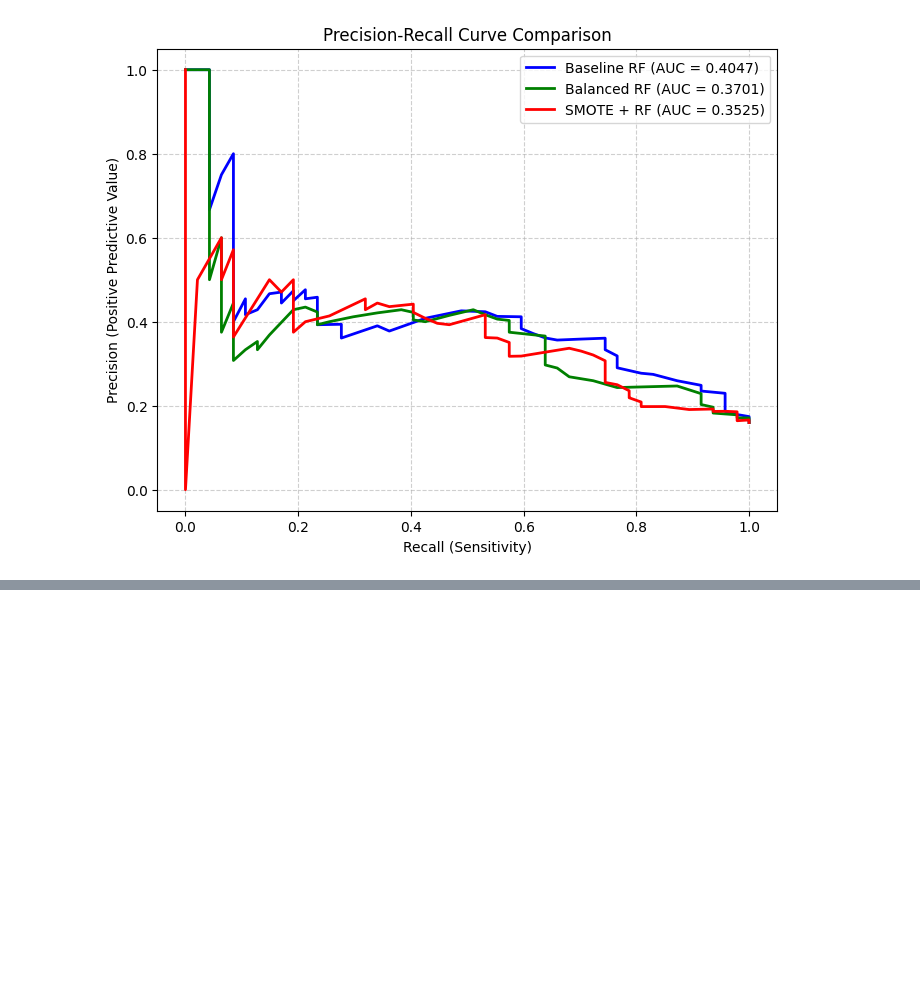
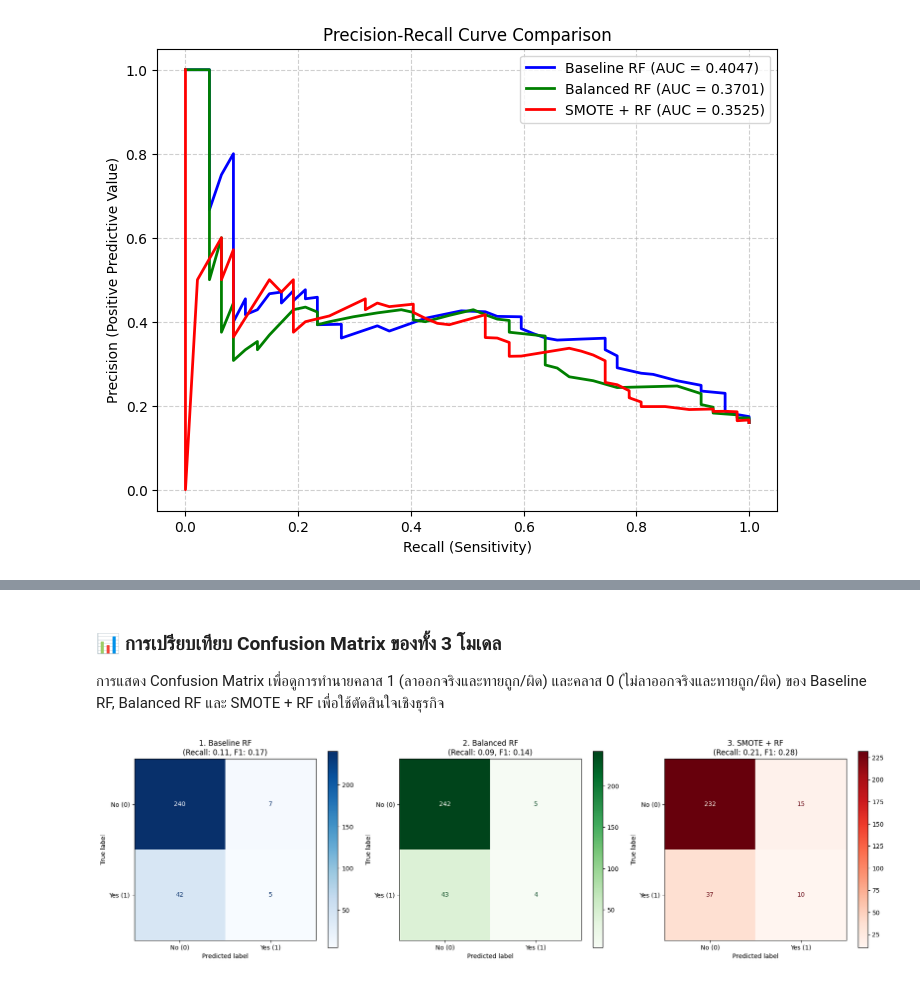
Before and after one commit to rtmyy/master-is-project, a Jupyter notebook: kaggle_dataset.ipynb, the cells around one changed output, grey strips where cells are left out. Cells and saved outputs as stored; diff of their text form; code cells hidden in the pictures; blank space fills up the shorter version.

Commit message:
update baseline result

```diff
--- a/kaggle_dataset.ipynb
+++ b/kaggle_dataset.ipynb
@@ -311,0 +342,30 @@ plt.show()
+# %% [markdown]
+### 📊 การเปรียบเทียบ Confusion Matrix ของทั้ง 3 โมเดล
+การแสดง Confusion Matrix เพื่อดูการทำนายคลาส 1 (ลาออกจริงและทายถูก/ผิด) และคลาส 0 (ไม่ลาออกจริงและทายถูก/ผิด) ของ Baseline RF, Balanced RF และ SMOTE + RF เพื่อใช้ตัดสินใจเชิงธุรกิจ
+# %%
+from sklearn.metrics import confusion_matrix, ConfusionMatrixDisplay
+
+fig, axes = plt.subplots(1, 3, figsize=(18, 5))
+
+# 1. Baseline RF
+cm_base = confusion_matrix(y_test, y_pred)
+disp_base = ConfusionMatrixDisplay(confusion_matrix=cm_base, display_labels=['No (0)', 'Yes (1)'])
+disp_base.plot(ax=axes[0], cmap='Blues', values_format='d')
+axes[0].set_title("1. Baseline RF\n(Recall: 0.11, F1: 0.17)")
+
+# 2. Balanced RF
+cm_bal = confusion_matrix(y_test, y_pred_balanced)
+disp_bal = ConfusionMatrixDisplay(confusion_matrix=cm_bal, display_labels=['No (0)', 'Yes (1)'])
+disp_bal.plot(ax=axes[1], cmap='Greens', values_format='d')
+axes[1].set_title("2. Balanced RF\n(Recall: 0.09, F1: 0.14)")
+
+# 3. SMOTE + RF
+cm_smote = confusion_matrix(y_test, y_pred_smote)
+disp_smote = ConfusionMatrixDisplay(confusion_matrix=cm_smote, display_labels=['No (0)', 'Yes (1)'])
+disp_smote.plot(ax=axes[2], cmap='Reds', values_format='d')
+axes[2].set_title("3. SMOTE + RF\n(Recall: 0.21, F1: 0.28)")
+
+plt.tight_layout()
+plt.show()
+# %% [output]
+[figure, added]
```
Also changed, not shown: parts of 8 cells of this notebook.
